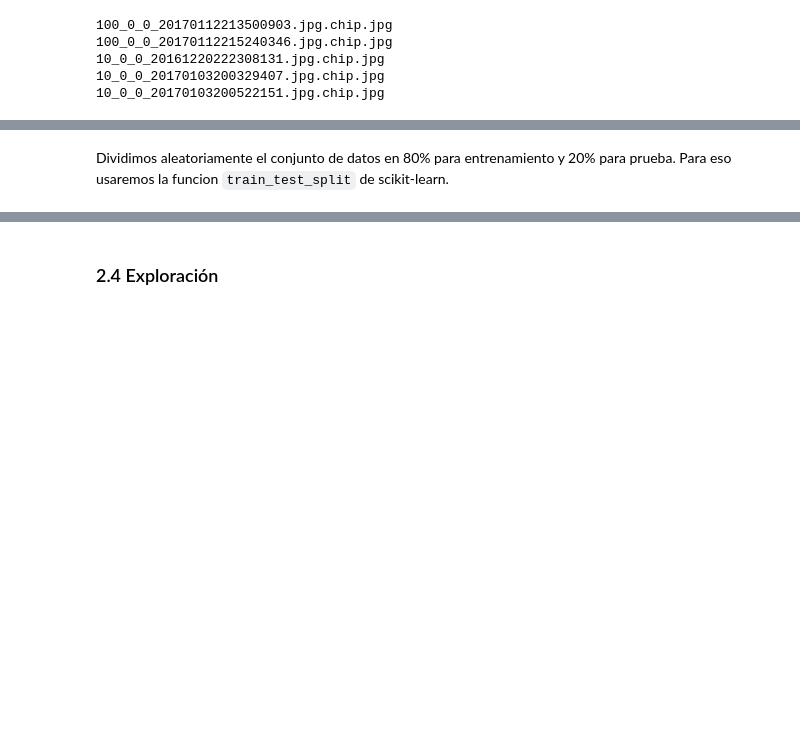
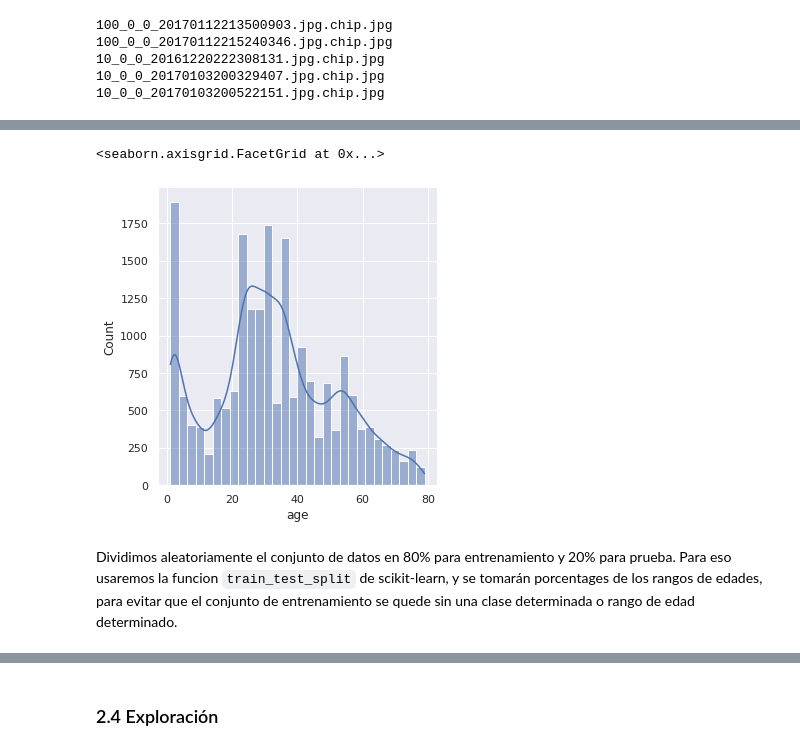
Before and after one commit to JorgeTonatiuh/aprendizaje_profundo_tarea_2, a Jupyter notebook: prediccion_edades.ipynb, the cells around one changed output, grey strips where cells are left out. Cells and saved outputs as stored; diff of their text form; code cells hidden in the pictures; blank space fills up the shorter version.

```diff
--- a/prediccion_edades.ipynb
+++ b/prediccion_edades.ipynb
@@ -166,2 +229,15 @@ Las etiquetas de cada imagen están definidas en el nombre del archivo, formatea
+# %%
+samples = [df_data.iloc[i] for i in range(len(df_data)) if df_data['age'].iloc[i] >= 25 and df_data['age'].iloc[i] <= 28]
+samples = pd.DataFrame(samples)
+samples = samples.sample(frac=0.4)
+df_data = df_data[(df_data['age']<25) | (df_data['age']>28)]
+df_data = pd.concat([df_data,samples], ignore_index = True)
+df_data = df_data[df_data['age']<80]
+# %%
+sns.set_theme()
+sns.displot(df_data['age'],kde=True, bins=30)
+# %% [output]
+<seaborn.axisgrid.FacetGrid at 0x...>
+[figure, added]
 # %% [markdown]
-Dividimos  aleatoriamente el conjunto de datos en 80% para entrenamiento y 20% para prueba. Para eso usaremos la funcion `train_test_split` de scikit-learn.
+Dividimos  aleatoriamente el conjunto de datos en 80% para entrenamiento y 20% para prueba. Para eso usaremos la funcion `train_test_split` de scikit-learn, y se tomarán porcentages de los rangos de edades, para evitar que el conjunto de entrenamiento se quede sin una clase determinada o rango de edad determinado.
```
Also changed, not shown: parts of 90 cells of this notebook.
